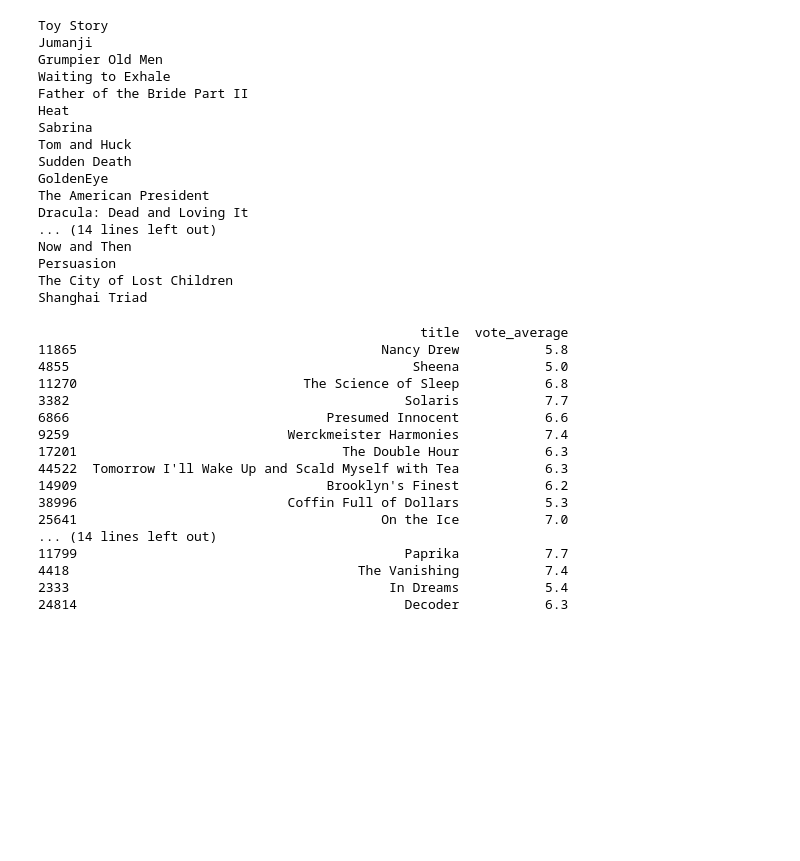
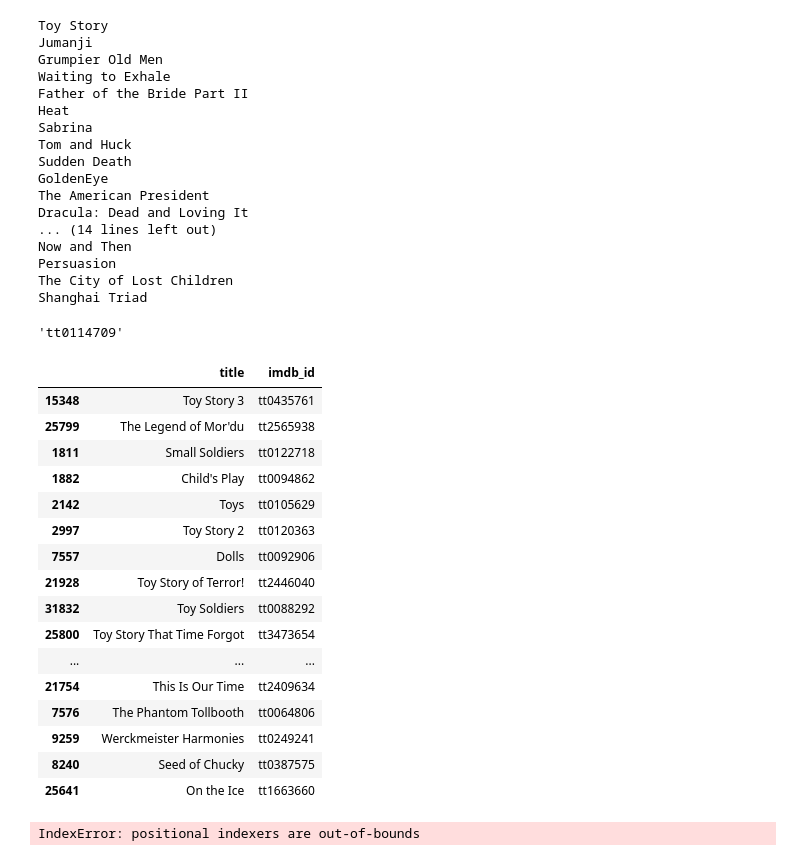
Before and after one commit to dank24/recSystem, a Jupyter notebook: py2/movie.ipynb, the cells around one changed output. Cells and saved outputs as stored; diff of their text form; code cells hidden in the pictures; blank space fills up the shorter version.

```diff
--- a/py2/movie.ipynb
+++ b/py2/movie.ipynb
@@ -60,6 +46,6 @@ exported
 # %%
 
-movies_data = movies_df[['id','genres','adult','runtime', 'tagline', 'vote_average','title']]
+movies_data = movies_df[['id','genres','adult','runtime', 'tagline', 'vote_average','title', 'imdb_id']]
 
 keywords_data =  keywords['keywords']
 
@@ -91,7 +77,7 @@ listData
 
 #moviesData = movies_df.merge(keywords, on='id')
 # %%
-columns = ['id','genres','adult','runtime', 'tagline', 'vote_average','keywords','title','cast','crew']
+columns = ['id','genres','adult','runtime', 'tagline', 'vote_average','keywords','title','cast','crew', 'imdb_id']
 
 for column in columns:
     listData[column] = listData[column].fillna('')
@@ -211,26 +233,42 @@ def find_similar_movies(movie_title, n =29):
     idx = movies_data[movies_data['title'] == movie_title].index[0]
     distances, indices = nn.kneighbors(vectorizedBases[idx], n_neighbors=n+1)
     return movies_data.iloc[indices[0][1:]][['title','vote_average']]
+# %%
+movieImdbList = listData['imdb_id']
+movieImdbList[0]
+# %% [output]
+'tt0114709'
+# %%
+def find_m_imdb(imdb, n = 30):
+    imdb = difflib.get_close_matches(imdb, movieImdbList)[0]
+
+    idx = movies_data[movies_data['imdb_id'] == imdb].index[0]
+    distances, indices = nn.kneighbors(vectorizedBases[idx], n_neighbors=n+1)
+    return listData.iloc[indices[0][1:]][['title', 'imdb_id']]
+# %%
+find_m_imdb('tt0114709')
+# %% [output]
+|  | title | imdb_id |
+| 15348 | Toy Story 3 | tt0435761 |
+| 25799 | The Legend of Mor'du | tt2565938 |
+| 1811 | Small Soldiers | tt0122718 |
+| 1882 | Child's Play | tt0094862 |
+| 2142 | Toys | tt0105629 |
+| 2997 | Toy Story 2 | tt0120363 |
+| 7557 | Dolls | tt0092906 |
+| 21928 | Toy Story of Terror! | tt2446040 |
+| 31832 | Toy Soldiers | tt0088292 |
+| 25800 | Toy Story That Time Forgot | tt3473654 |
+| ... | ... | ... |
+| 21754 | This Is Our Time | tt2409634 |
+| 7576 | The Phantom Tollbooth | tt0064806 |
+| 9259 | Werckmeister Harmonies | tt0249241 |
+| 8240 | Seed of Chucky | tt0387575 |
+| 25641 | On the Ice | tt1663660 |
 # %%
-similar = find_similar_movies('inception')
+similar = find_similar_movies('Sphinx')
 
 print(similar)
 # %% [output]
-                                                 title  vote_average
-11865                                       Nancy Drew           5.8
-4855                                            Sheena           5.0
-11270                             The Science of Sleep           6.8
-3382                                           Solaris           7.7
-6866                                 Presumed Innocent           6.6
-9259                            Werckmeister Harmonies           7.4
-17201                                  The Double Hour           6.3
-44522  Tomorrow I'll Wake Up and Scald Myself with Tea           6.3
-14909                                Brooklyn's Finest           6.2
-38996                           Coffin Full of Dollars           5.3
-25641                                       On the Ice           7.0
-... (14 lines left out)
-11799                                          Paprika           7.7
-4418                                     The Vanishing           7.4
-2333                                         In Dreams           5.4
-24814                                          Decoder           6.3
+IndexError: positional indexers are out-of-bounds
 # %%
```
Also changed, not shown: parts of 9 cells of this notebook, 20 other files.
